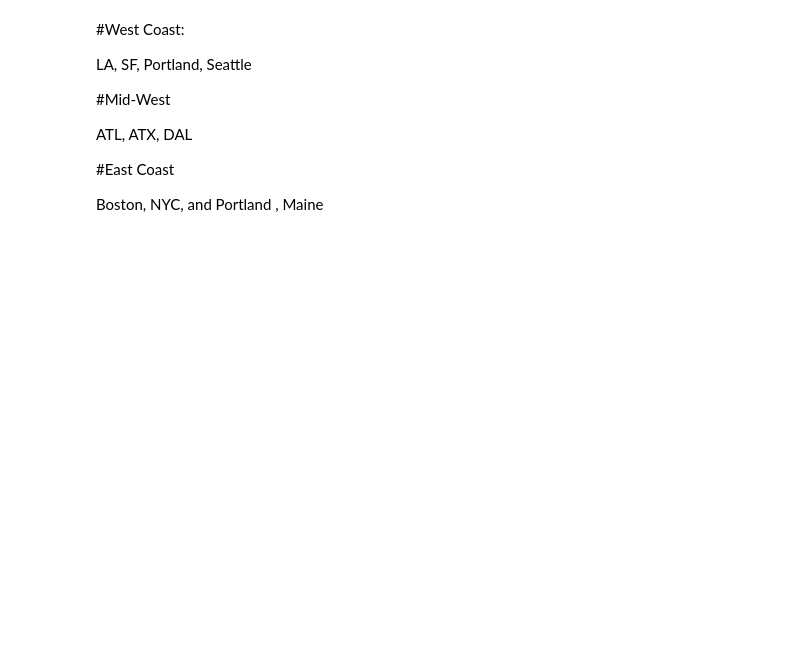
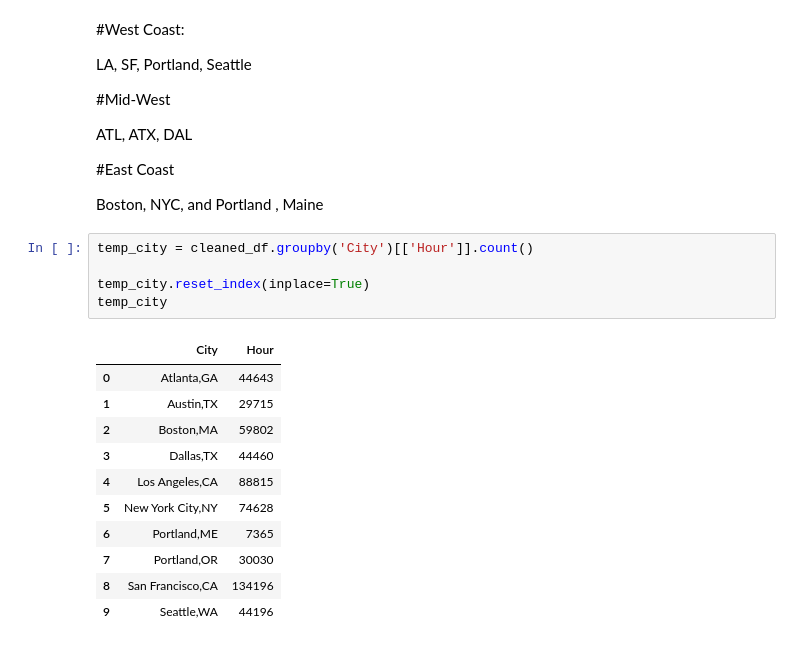
Before and after one commit to aclao89/Sales_Business, a Jupyter notebook: Sales Business .ipynb, the cells around one changed output. Drawn from its saved outputs; the diff is of its cells as text; blank space fills up the shorter version.

```diff
--- a/Sales Business .ipynb
+++ b/Sales Business .ipynb
@@ -332,3 +360,20 @@ ATL, ATX, DAL
 #East Coast
 
 Boston, NYC, and Portland , Maine
+# %%
+temp_city = cleaned_df.groupby('City')[['Hour']].count()
+
+temp_city.reset_index(inplace=True)
+temp_city
+# %% [output]
+|  | City | Hour |
+| 0 | Atlanta,GA | 44643 |
+| 1 | Austin,TX | 29715 |
+| 2 | Boston,MA | 59802 |
+| 3 | Dallas,TX | 44460 |
+| 4 | Los Angeles,CA | 88815 |
+| 5 | New York City,NY | 74628 |
+| 6 | Portland,ME | 7365 |
+| 7 | Portland,OR | 30030 |
+| 8 | San Francisco,CA | 134196 |
+| 9 | Seattle,WA | 44196 |
```
Also changed, not shown: parts of 8 cells of this notebook.
